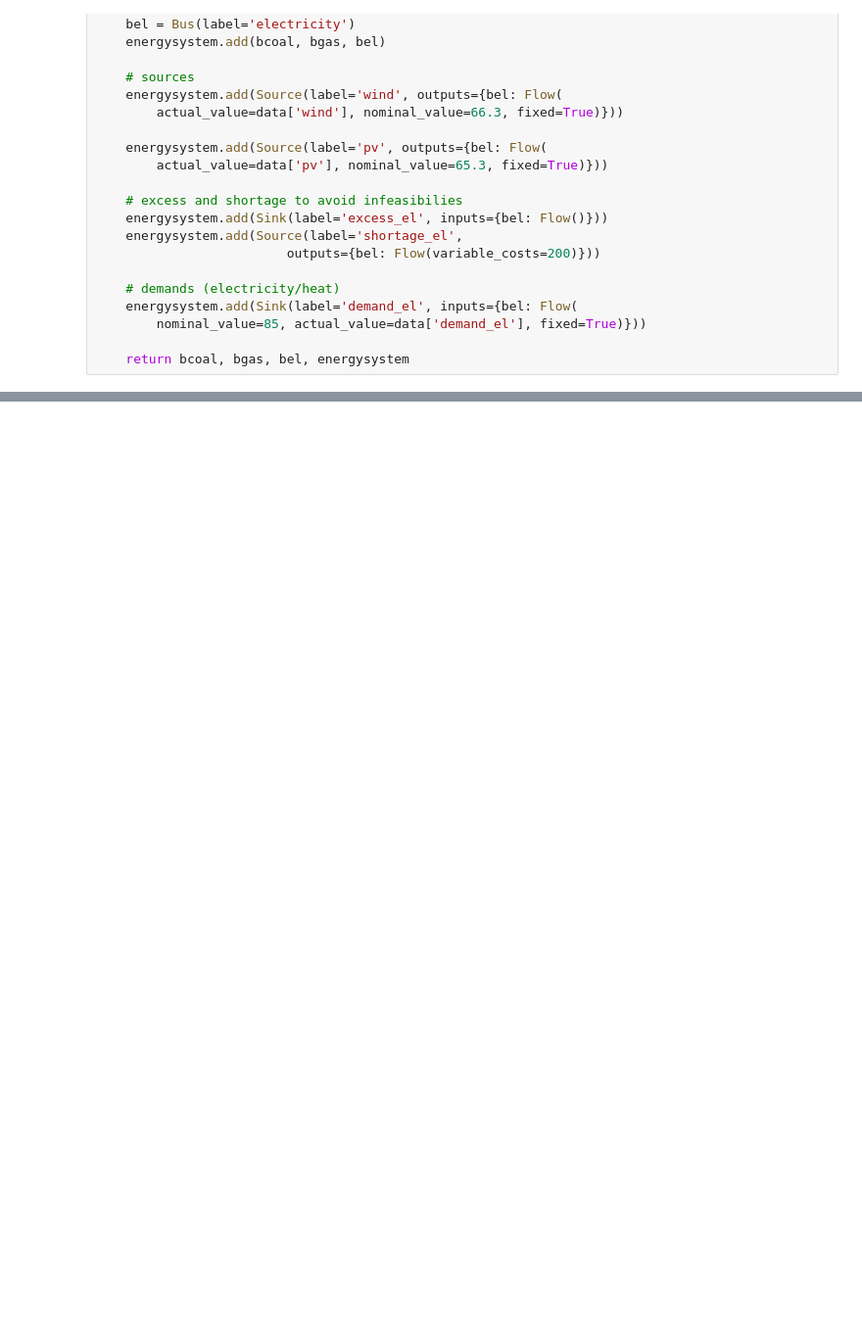
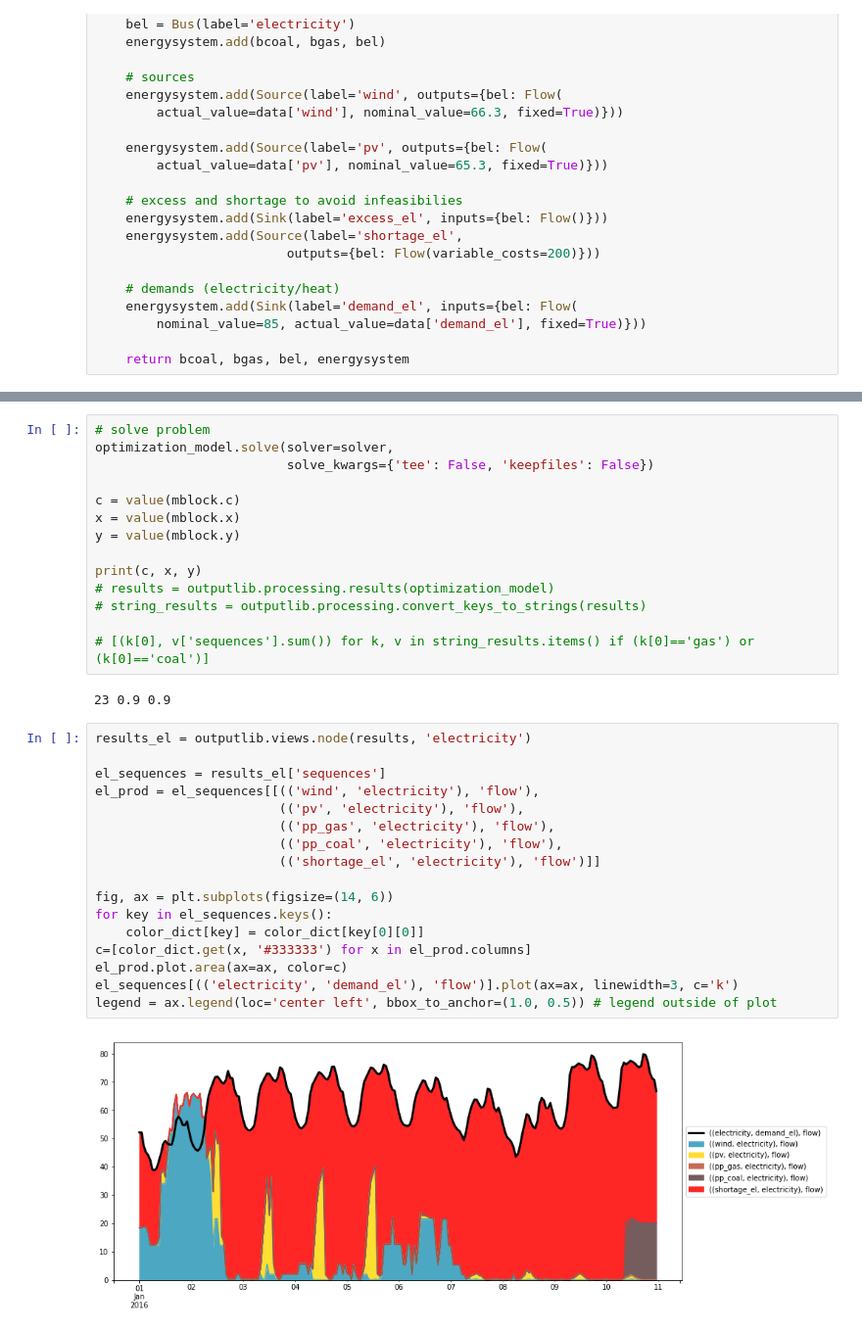
Before and after one commit to jnnr/models_oemof, a Jupyter notebook: piecewise_linear_constraints/piecewise_linear_constraints.ipynb, the cells around one changed output, grey strips where cells are left out. Shown at 98% size. Saved outputs shown, nothing was run; the diff lists cells and outputs as text; blank space fills up the shorter version.

```diff
--- a/piecewise_linear_constraints/piecewise_linear_constraints.ipynb
+++ b/piecewise_linear_constraints/piecewise_linear_constraints.ipynb
@@ -167,0 +142,35 @@ myblock.emission_constr = po.Constraint(expr=(
+# %%
+# solve problem
+optimization_model.solve(solver=solver,
+                         solve_kwargs={'tee': False, 'keepfiles': False})
+
+c = value(mblock.c)
+x = value(mblock.x)
+y = value(mblock.y)
+
+print(c, x, y)
+# results = outputlib.processing.results(optimization_model)
+# string_results = outputlib.processing.convert_keys_to_strings(results)
+
+# [(k[0], v['sequences'].sum()) for k, v in string_results.items() if (k[0]=='gas') or (k[0]=='coal')]
+# %% [output]
+23 0.9 0.9
+# %%
+results_el = outputlib.views.node(results, 'electricity')
+
+el_sequences = results_el['sequences']
+el_prod = el_sequences[[(('wind', 'electricity'), 'flow'),
+                        (('pv', 'electricity'), 'flow'),
+                        (('pp_gas', 'electricity'), 'flow'),
+                        (('pp_coal', 'electricity'), 'flow'),
+                        (('shortage_el', 'electricity'), 'flow')]]
+
+fig, ax = plt.subplots(figsize=(14, 6))
+for key in el_sequences.keys():
+    color_dict[key] = color_dict[key[0][0]]
+c=[color_dict.get(x, '#333333') for x in el_prod.columns]
+el_prod.plot.area(ax=ax, color=c)
+el_sequences[(('electricity', 'demand_el'), 'flow')].plot(ax=ax, linewidth=3, c='k')
+legend = ax.legend(loc='center left', bbox_to_anchor=(1.0, 0.5)) # legend outside of plot
+# %% [output]
+[figure, added]
```
Also changed, not shown: parts of 12 cells of this notebook.
